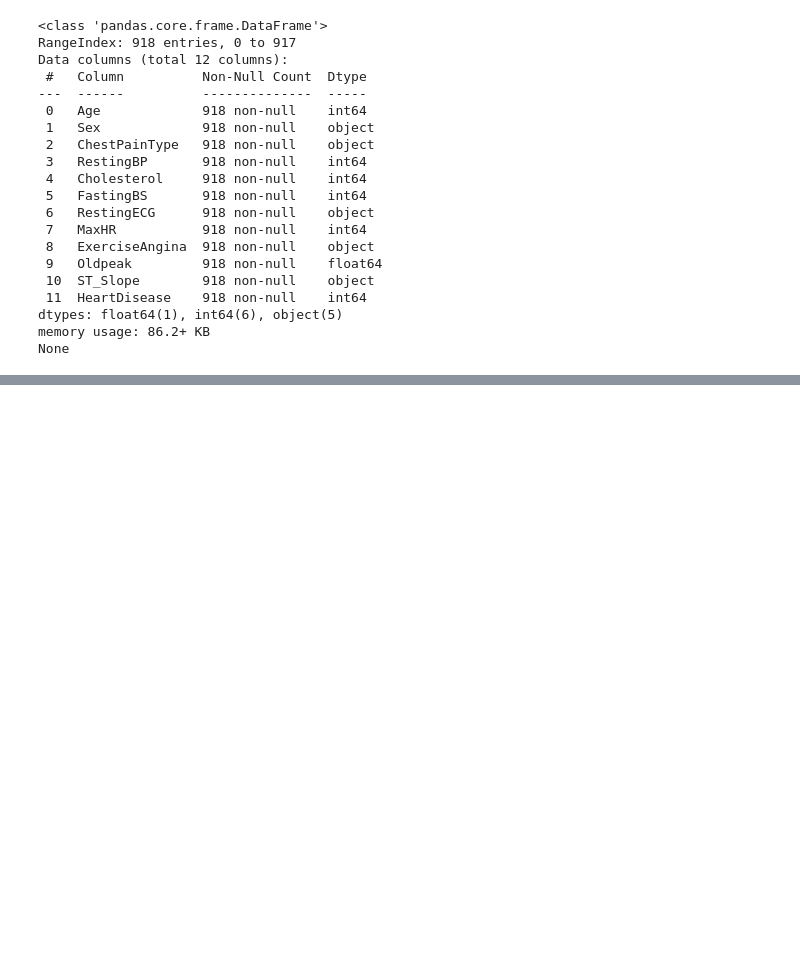
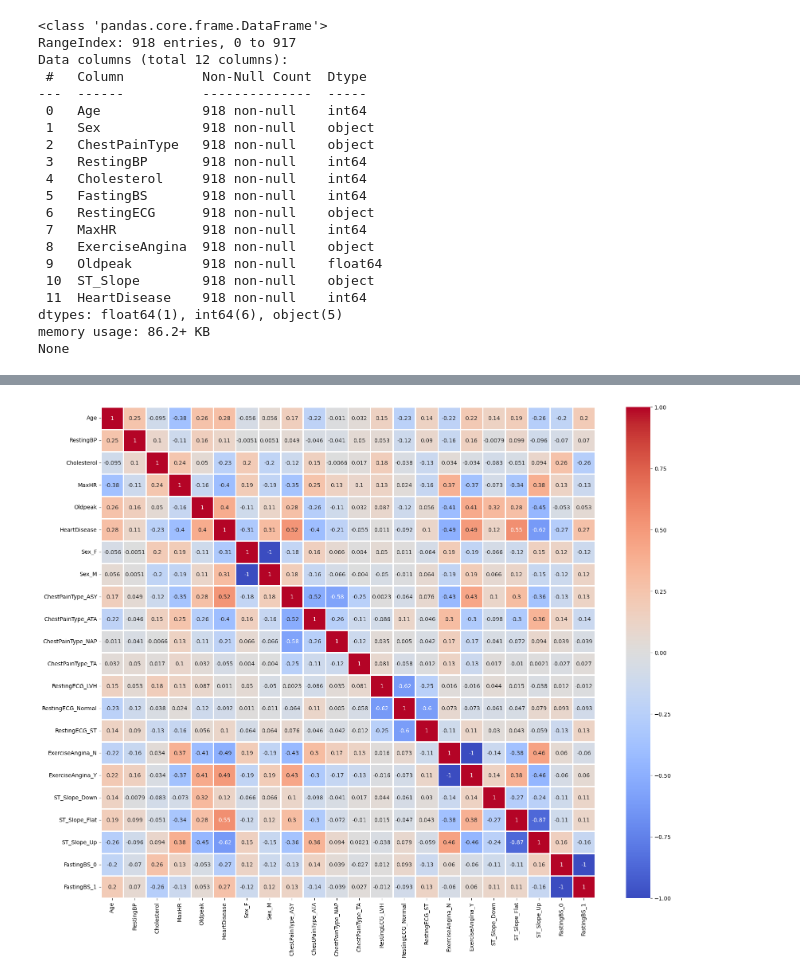
Before and after one commit to Amirali-Ghofrani/ml_practice, a Jupyter notebook: tp_HeartDiseasePrediction/tPh_HeartDiseasePrediction.ipynb, the cells around one changed output, grey strips where cells are left out. Saved outputs shown, nothing was run; the diff lists cells and outputs as text; code cells hidden in the pictures; blank space fills up the shorter version.

Commit message:
Data pre-processing and correlation heatmap

```diff
--- a/tp_HeartDiseasePrediction/tPh_HeartDiseasePrediction.ipynb
+++ b/tp_HeartDiseasePrediction/tPh_HeartDiseasePrediction.ipynb
@@ -71,3 +71,7 @@ Data columns (total 12 columns):
 dtypes: float64(1), int64(6), object(5)
 memory usage: 86.2+ KB
 None
+# %%
+data_encoded = pd.get_dummies(data)
+data_encoded = pd.get_dummies(data_encoded, columns = ["FastingBS"])  #Converts cathegorical data to bool variables
+print(data_encoded.info())
@@ -73,0 +99,6 @@ None
+# %%
+plt.figure(figsize=(20, 16))
+sns.heatmap(data_encoded.corr(), annot = True, cmap = "coolwarm",linewidths = 1) #Draws a heatmap for showing correlations
+plt.show()
+# %% [output]
+[figure, added]
```
Also changed, not shown: parts of 3 cells of this notebook.
